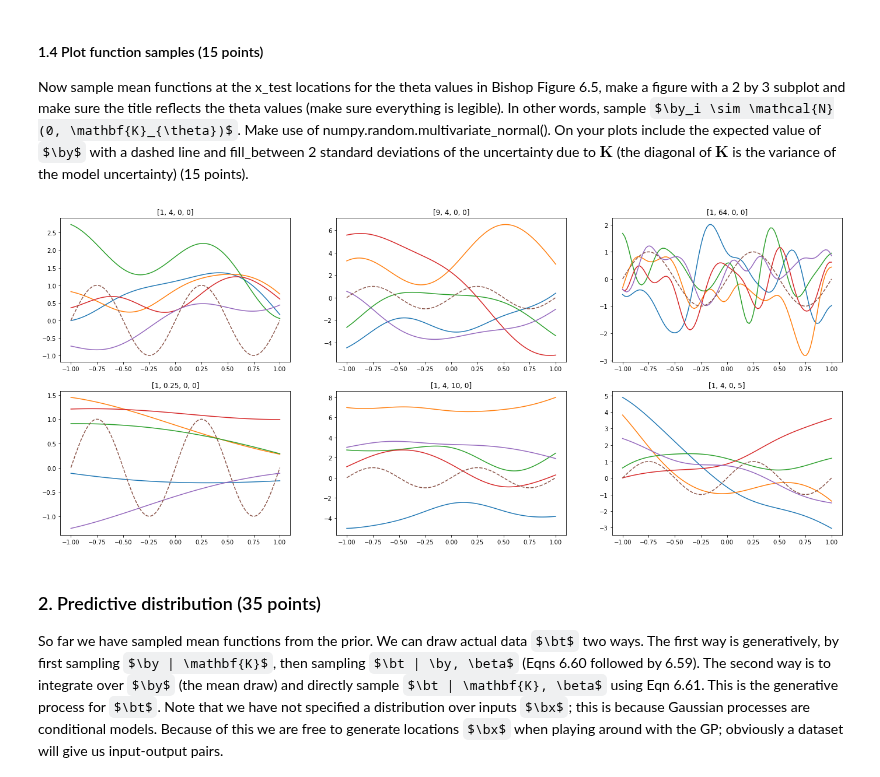
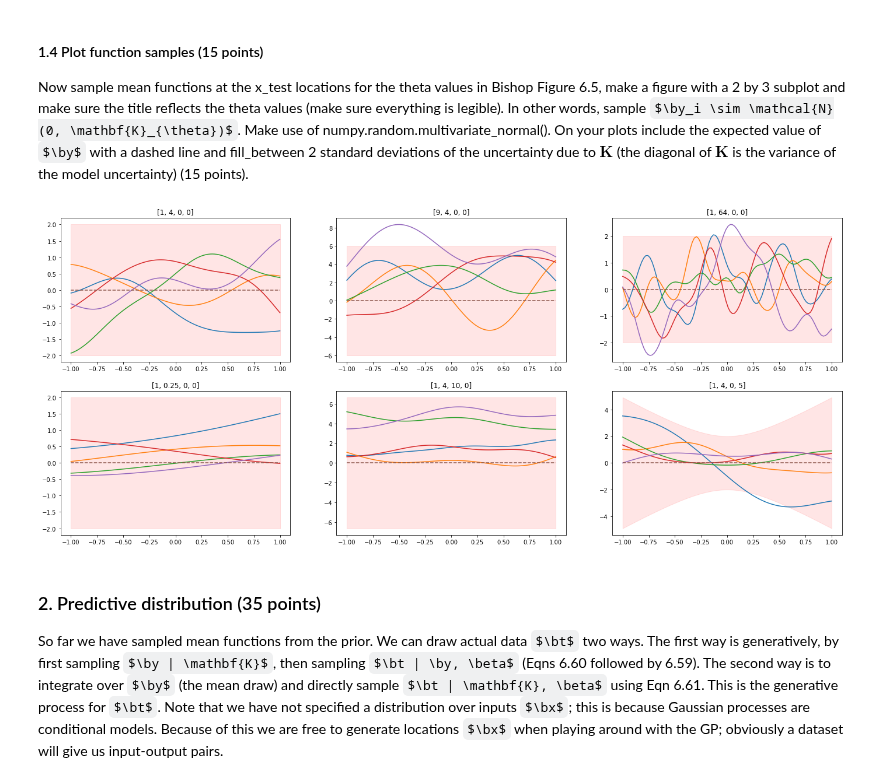
Before and after one commit to woutster/ml1, a Jupyter notebook: 10749586_12385913_lab3.ipynb, the cells around one changed output. Drawn from its saved outputs; the diff is of its cells as text; code cells hidden in the pictures; some formulas as TeX source.

```diff
--- a/10749586_12385913_lab3.ipynb
+++ b/10749586_12385913_lab3.ipynb
@@ -150,7 +150,7 @@ YOUR ANSWER HERE
 To start, implement function `k_n_m(xn, xm, thetas)` that takes scalars $x_n$ and $x_m$, and a vector of $4$ thetas, and computes the kernel function Bishop Eqn. 6.63 (10 points).  NB: usually the kernel function will take $D$ by $1$ vectors, but since we are using a univariate problem, this makes things easier.
 # %%
 def k_n_m(xn, xm, thetas):
-    k = thetas[0] * np.exp(-(thetas[1]/2) * (xn - xm)**2) + thetas[2] + thetas[3]*xn*xm
+    k = thetas[0] * np.exp((-1 * thetas[1]/2) * np.abs(xn - xm)**2) + thetas[2] + thetas[3]*xn*xm
 
     return k
 # %%
@@ -182,29 +182,33 @@ Now sample mean functions at the x_test locations for the theta values in Bishop
 # %%
 thetas1 = [1, 4, 0, 0]
 thetas2 = [9, 4, 0, 0]
 thetas3 = [1, 64, 0, 0]
 thetas4 = [1, 0.25, 0, 0]
 thetas5 = [1, 4, 10, 0]
 thetas6 = [1, 4, 0, 5]
 
 thetas = [thetas1, thetas2, thetas3, thetas4, thetas5, thetas6]
 
 num_plots = 5
 
 fig = plt.figure(figsize=(24,10))
 
+y_pred = np.zeros(N_test)
+
 for i, theta in enumerate(thetas):
     ax = fig.add_subplot(2,3,i+1)
     K = computeK(x_test, x_test, theta)
     for j in range(0,num_plots):
         y_k_j = np.random.multivariate_normal(np.zeros(100), K)
         ax.plot(x_test, y_k_j)
-    ax.plot(x_test, y_test, "--")
+    var_K = np.diag(K)
+    ax.plot(x_test, y_pred, "--")
+    plt.fill_between(x_test, -2*np.sqrt(var_K), 2*np.sqrt(var_K), color='r', alpha=0.1 )
     ax.set_title(str(theta))
 
 plt.show()
 # %% [output]
-[figure, old version]
+[figure, new version]
 # %% [markdown]
 ### 2. Predictive distribution (35 points)
 So far we have sampled mean functions from the prior.  We can draw actual data $\bt$ two ways.  The first way is generatively, by first sampling $\by | \mathbf{K}$, then sampling $\bt | \by, \beta$ (Eqns 6.60 followed by 6.59).  The second way is to integrate over $\by$ (the mean draw) and directly sample $\bt | \mathbf{K}, \beta$ using Eqn 6.61.    This is the generative process for $\bt$.  Note that we have not specified a distribution over inputs $\bx$;  this is because Gaussian processes are conditional models.  Because of this we are free to generate locations $\bx$ when playing around with the GP; obviously a dataset will give us input-output pairs.
```
Also changed, not shown: parts of 9 cells of this notebook.
